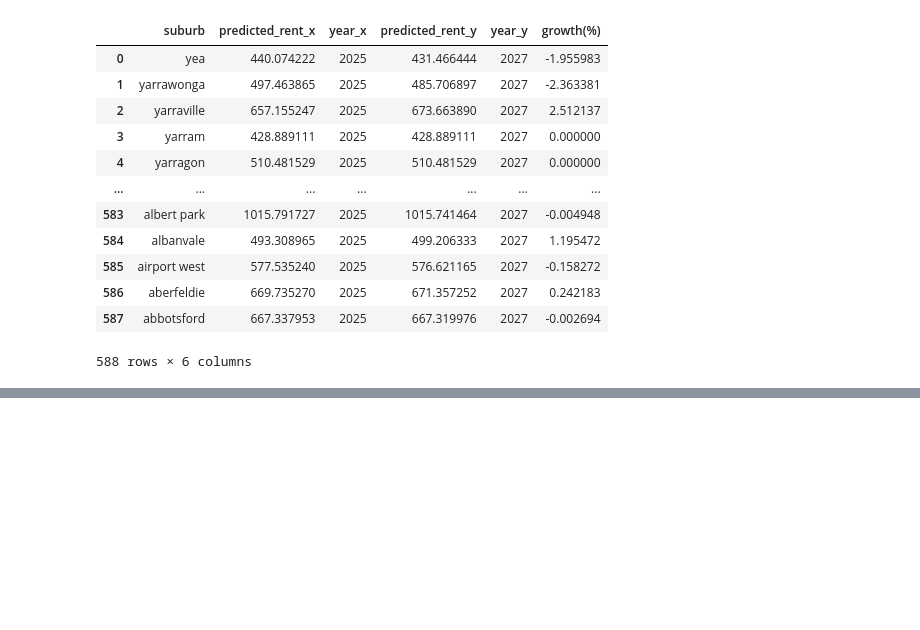
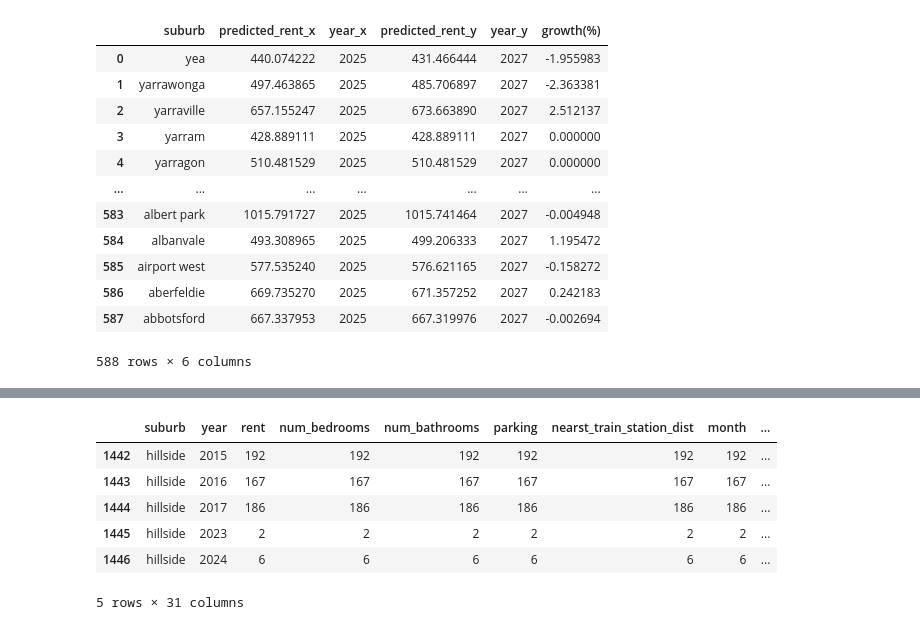
Before and after one commit to MAST30034-AppliedDataScience/project-2-group-real-estate-industry-project-32, a Jupyter notebook: notebooks/forcastReal.ipynb, the cells around one changed output, grey strips where cells are left out. Cells and saved outputs as stored; diff of their text form; code cells hidden in the pictures; blank space fills up the shorter version.

```diff
--- a/notebooks/forcastReal.ipynb
+++ b/notebooks/forcastReal.ipynb
@@ -746,2 +824,14 @@ ranking[0:10]
+# %%
+u= df.groupby(['suburb',"year"]).count()
+u = u.reset_index()
+u[u['suburb'] == 'hillside']
+# %% [output]
+|  | suburb | year | rent | num_bedrooms | num_bathrooms | parking | nearst_train_station_dist | month | ... |
+| 1442 | hillside | 2015 | 192 | 192 | 192 | 192 | 192 | 192 | ... |
+| 1443 | hillside | 2016 | 167 | 167 | 167 | 167 | 167 | 167 | ... |
+| 1444 | hillside | 2017 | 186 | 186 | 186 | 186 | 186 | 186 | ... |
+| 1445 | hillside | 2023 | 2 | 2 | 2 | 2 | 2 | 2 | ... |
+| 1446 | hillside | 2024 | 6 | 6 | 6 | 6 | 6 | 6 | ... |
+5 rows × 31 columns
 # %%
 ranking.to_csv('../data/curated/growth_rate_suburb.csv')
```
Also changed, not shown: parts of 14 cells of this notebook.
